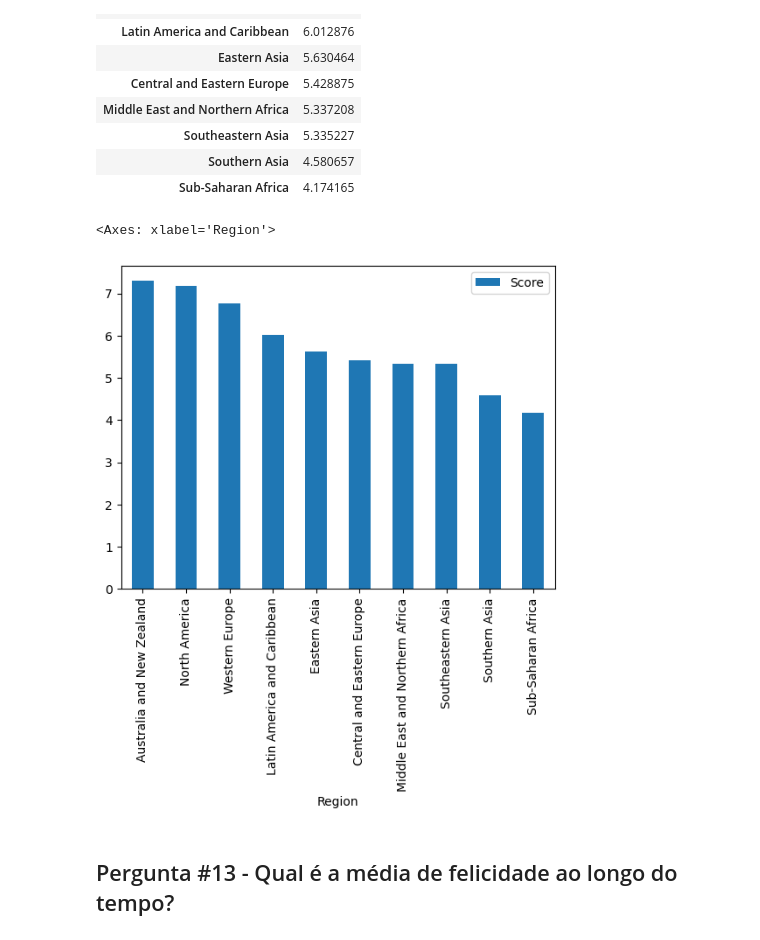
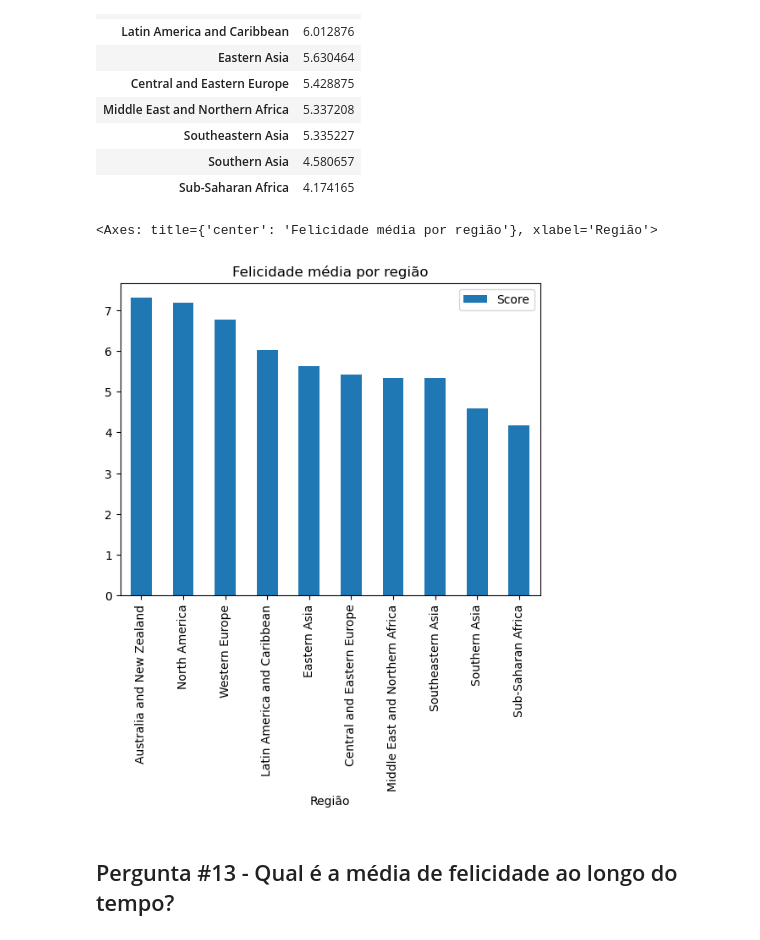
Before and after one commit to Gastaldl/Analise-do-Ranking-dos-Paises-Em-Felicidade, a Jupyter notebook: Projeto Pandas World Happiness Data.ipynb, the cells around one changed output. Cells and saved outputs as stored; diff of their text form; code cells hidden in the pictures.

```diff
--- a/Projeto Pandas World Happiness Data.ipynb
+++ b/Projeto Pandas World Happiness Data.ipynb
@@ -924,10 +888,10 @@ media_felicidade_por_regiao.sort_values(by = "Score", ascending = False)
 | Southern Asia | 4.580657 |
 | Sub-Saharan Africa | 4.174165 |
 # %%
-media_felicidade_por_regiao.sort_values(by = "Score", ascending = False).plot(kind = "bar")
+media_felicidade_por_regiao.sort_values(by = "Score", ascending = False).plot(kind = "bar", xlabel = "Região", title = "Felicidade média por região")
 # %% [output]
-<Axes: xlabel='Region'>
+<Axes: title={'center': 'Felicidade média por região'}, xlabel='Região'>
-[figure, old version]
+[figure, new version]
 # %% [markdown]
 ## Pergunta #13 - Qual é a média de felicidade ao longo do tempo?
 # %%
```
Also changed, not shown: parts of 7 cells of this notebook.
